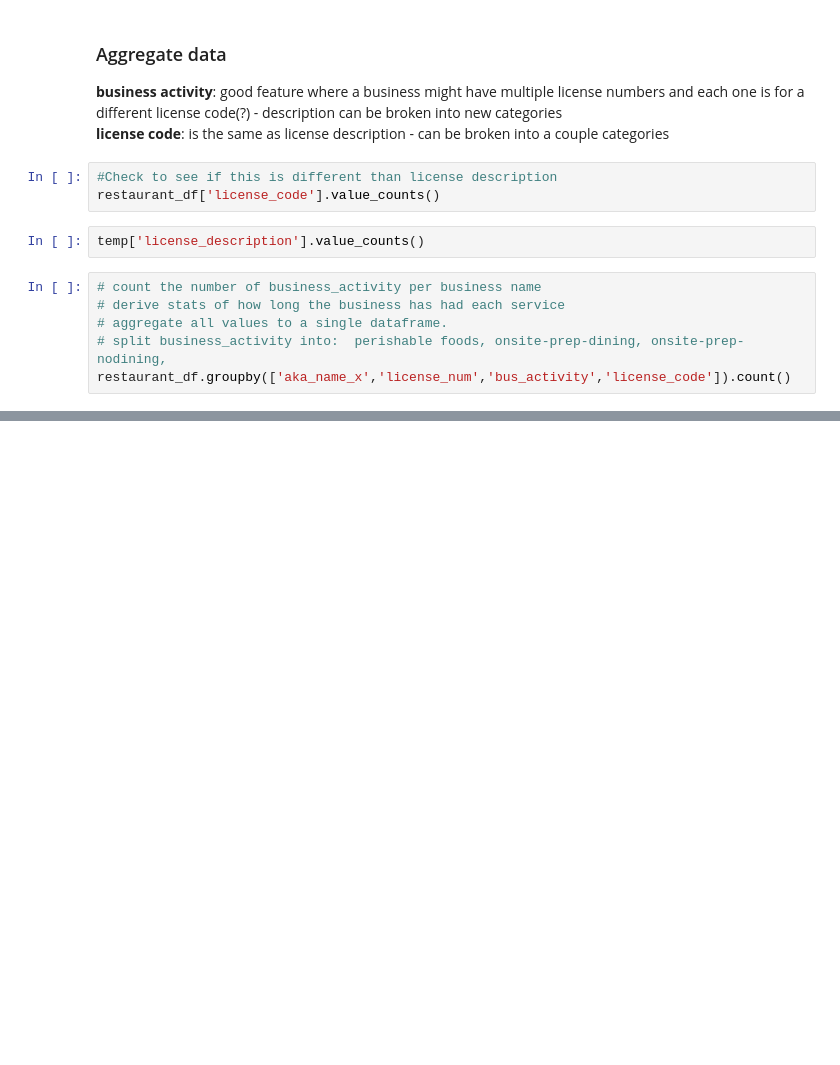
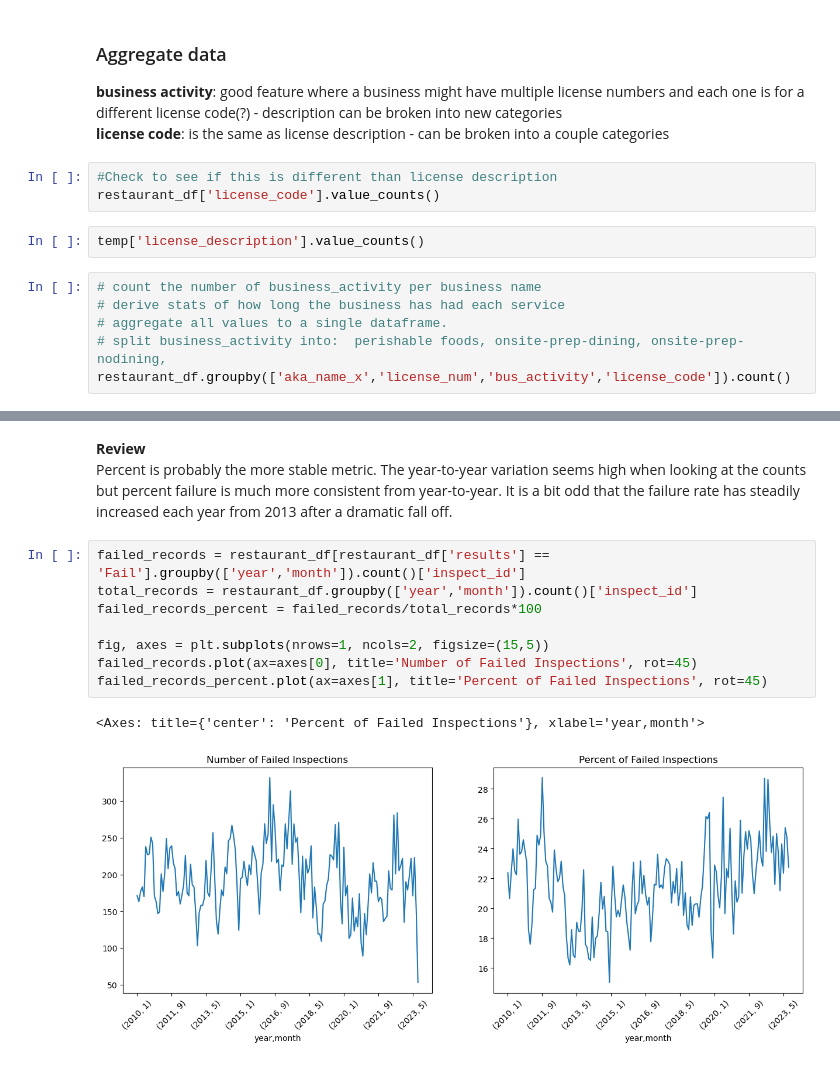
Before and after one commit to ejw-data/proj-food-inspections, a Jupyter notebook: feature_analysis.ipynb, the cells around one changed output, grey strips where cells are left out. Saved outputs shown, nothing was run; the diff lists cells and outputs as text; blank space fills up the shorter version.

```diff
--- a/feature_analysis.ipynb
+++ b/feature_analysis.ipynb
@@ -226,0 +346,14 @@ restaurant_df.groupby(['aka_name_x','license_num','bus_activity','license_code']
+# %% [markdown]
+**Review**
+Percent is probably the more stable metric.  The year-to-year variation seems high when looking at the counts but percent failure is much more consistent from year-to-year.  It is a bit odd that the failure rate has steadily increased each year from 2013 after a dramatic fall off.
+# %%
+failed_records = restaurant_df[restaurant_df['results'] == 'Fail'].groupby(['year','month']).count()['inspect_id']
+total_records = restaurant_df.groupby(['year','month']).count()['inspect_id']
+failed_records_percent = failed_records/total_records*100
+
+fig, axes = plt.subplots(nrows=1, ncols=2, figsize=(15,5))
+failed_records.plot(ax=axes[0], title='Number of Failed Inspections', rot=45)
+failed_records_percent.plot(ax=axes[1], title='Percent of Failed Inspections', rot=45)
+# %% [output]
+<Axes: title={'center': 'Percent of Failed Inspections'}, xlabel='year,month'>
+[figure, added]
```
Also changed, not shown: parts of 44 cells of this notebook, 1 other file.
